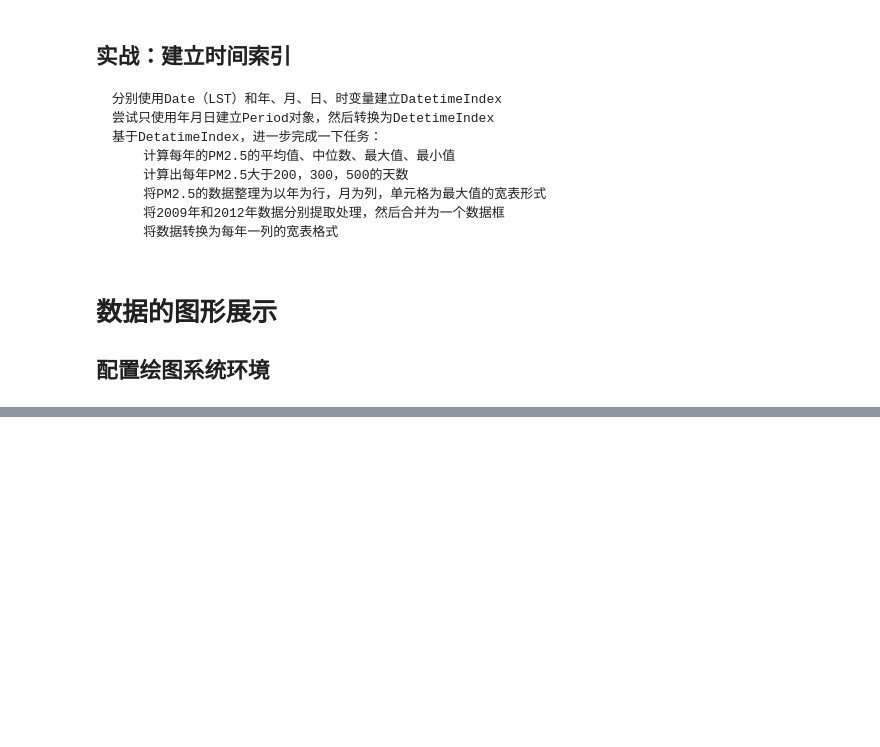
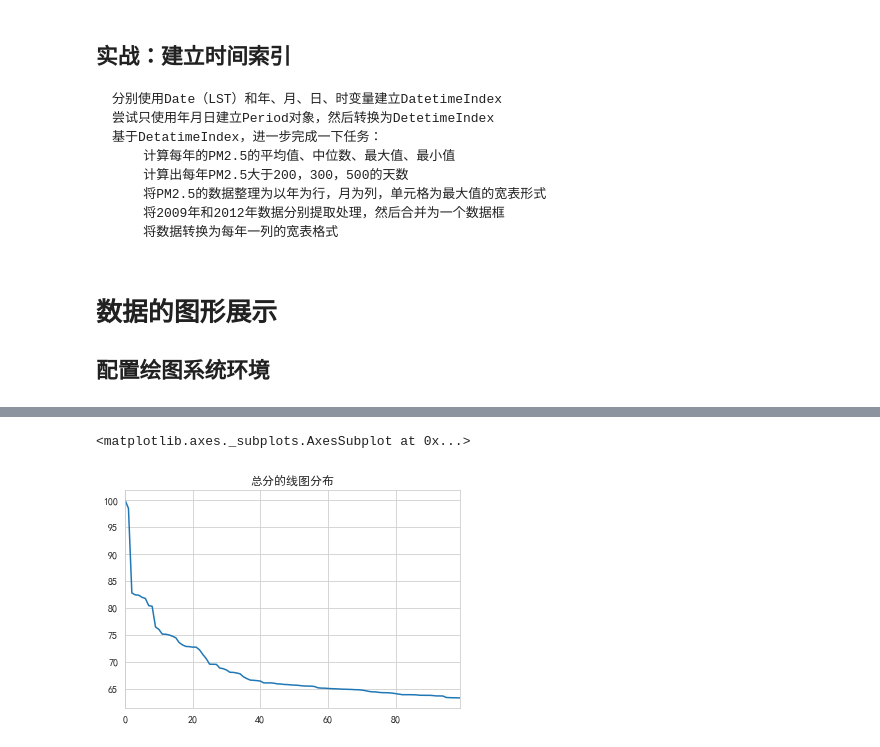
Before and after one commit to kexiaojiu/Pandas_learning_notes, a Jupyter notebook: 01 pandas/my_note.ipynb, the cells around one changed output, grey strips where cells are left out. Saved outputs shown, nothing was run; the diff lists cells and outputs as text; code cells hidden in the pictures; blank space fills up the shorter version.

```diff
--- a/01 pandas/my_note.ipynb
+++ b/01 pandas/my_note.ipynb
@@ -1543,0 +1572,7 @@ time_index_2009_index.shift(3)
+# %%
+## 绘图功能进一步美化和功能增强
+import seaborn
+seaborn.set_style('whitegrid')
+## 解决中文字符的问题
+import matplotlib
+matplotlib.rcParams['font.sans-serif']={'SimHei'}
@@ -1543,0 +1612,5 @@ time_index_2009_index.shift(3)
+# %%
+df['总分'].plot(title='总分的线图分布')
+# %% [output]
+<matplotlib.axes._subplots.AxesSubplot at 0x...>
+[figure, added]
```
Also changed, not shown: parts of 35 cells of this notebook, 1 other file.
